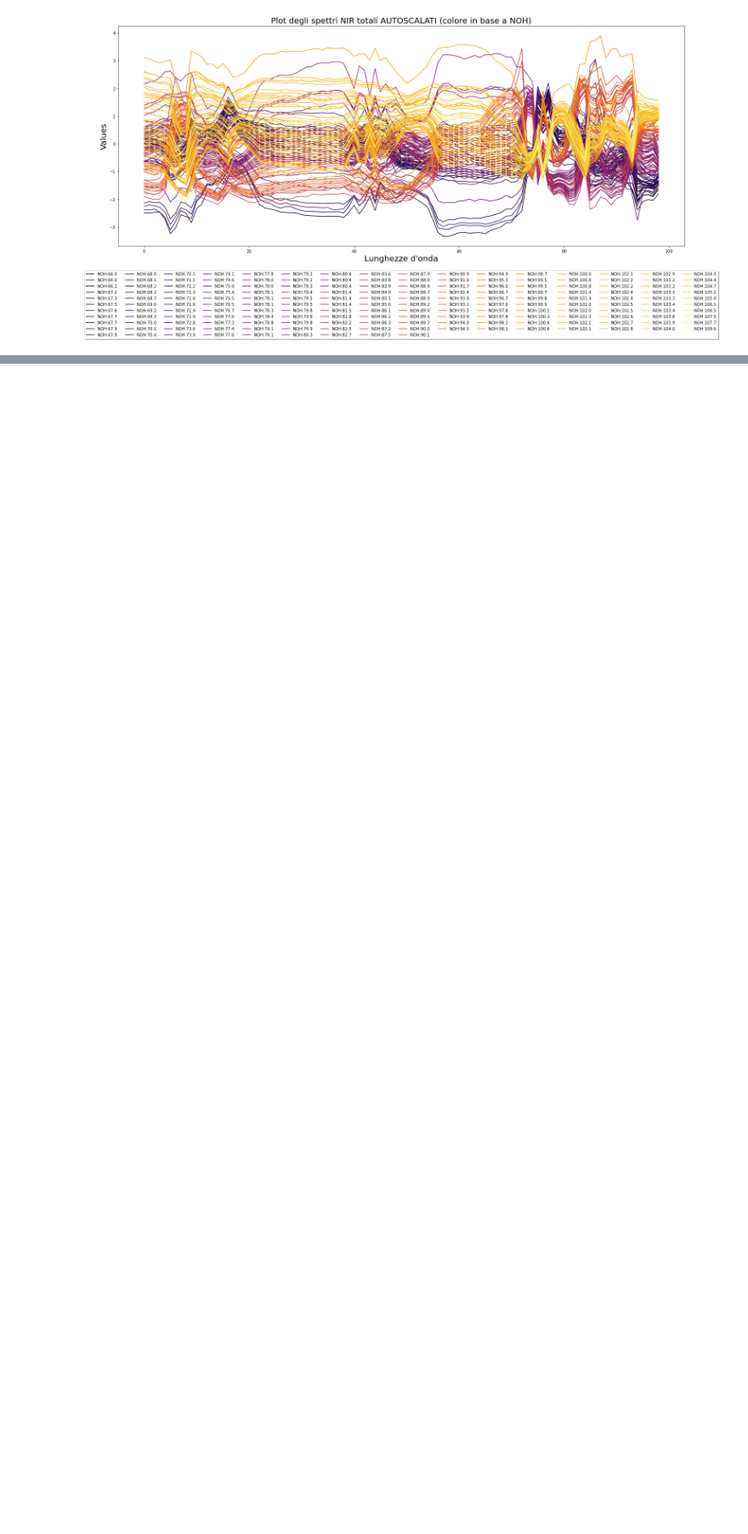
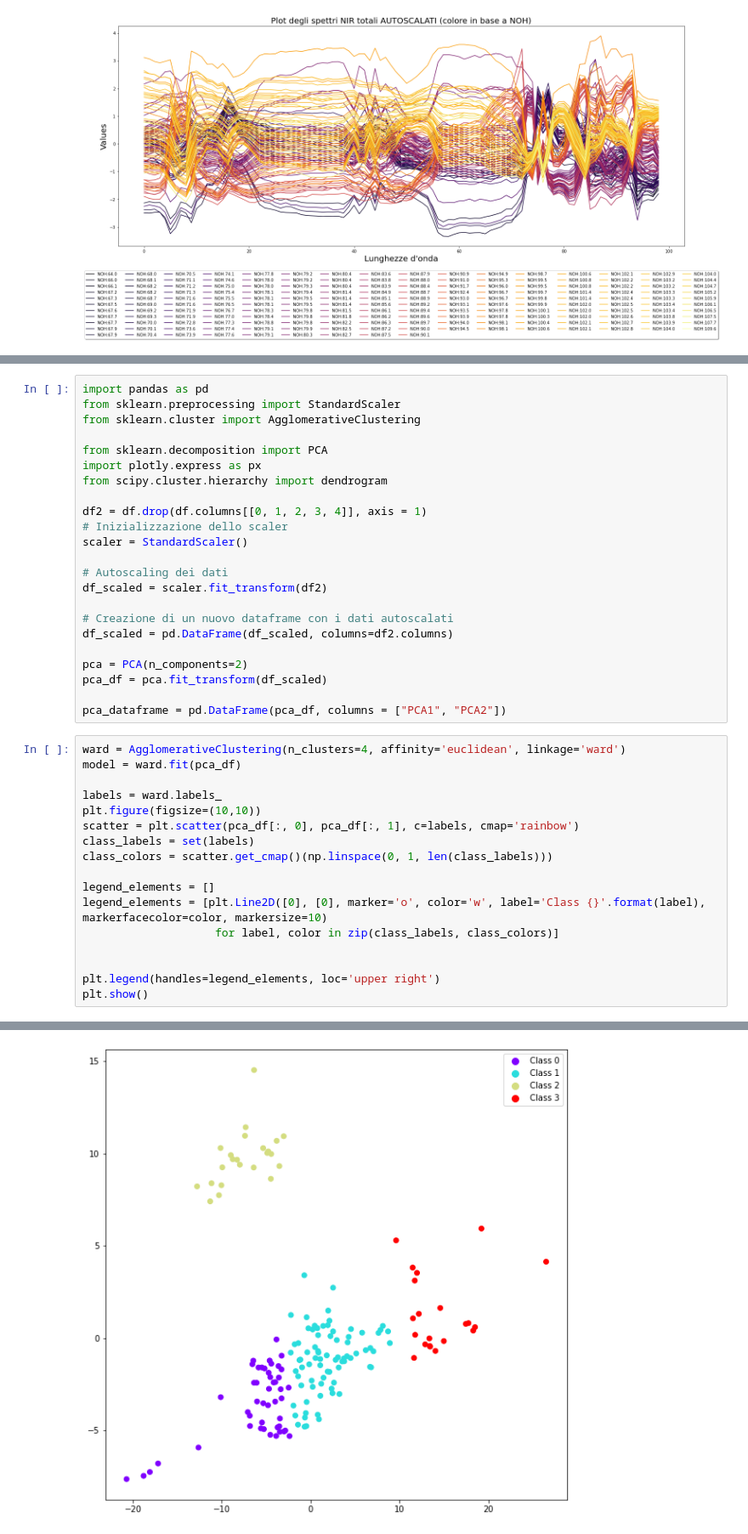
Before and after one commit to Rick8998/ProgettoEsamedataMining, a Jupyter notebook: analisiDS.ipynb, the cells around one changed output, grey strips where cells are left out. Shown at 85% size. Drawn from its saved outputs; the diff is of its cells as text; blank space fills up the shorter version.

```diff
--- a/analisiDS.ipynb
+++ b/analisiDS.ipynb
@@ -347,0 +400,41 @@ plt.show()
+# %%
+import pandas as pd
+from sklearn.preprocessing import StandardScaler
+from sklearn.cluster import AgglomerativeClustering
+
+from sklearn.decomposition import PCA
+import plotly.express as px
+from scipy.cluster.hierarchy import dendrogram
+
+df2 = df.drop(df.columns[[0, 1, 2, 3, 4]], axis = 1)
+# Inizializzazione dello scaler
+scaler = StandardScaler()
+
+# Autoscaling dei dati
+df_scaled = scaler.fit_transform(df2)
+
+# Creazione di un nuovo dataframe con i dati autoscalati
+df_scaled = pd.DataFrame(df_scaled, columns=df2.columns)
+
+pca = PCA(n_components=2)
+pca_df = pca.fit_transform(df_scaled)
+
+pca_dataframe = pd.DataFrame(pca_df, columns = ["PCA1", "PCA2"])
+# %%
+ward = AgglomerativeClustering(n_clusters=4, affinity='euclidean', linkage='ward')
+model = ward.fit(pca_df)
+
+labels = ward.labels_
+plt.figure(figsize=(10,10))
+scatter = plt.scatter(pca_df[:, 0], pca_df[:, 1], c=labels, cmap='rainbow')
+class_labels = set(labels)
+class_colors = scatter.get_cmap()(np.linspace(0, 1, len(class_labels)))
+
+legend_elements = []
+legend_elements = [plt.Line2D([0], [0], marker='o', color='w', label='Class {}'.format(label), markerfacecolor=color, markersize=10)
+                    for label, color in zip(class_labels, class_colors)]
+
+
+plt.legend(handles=legend_elements, loc='upper right')
+plt.show()
+# %% [output]
@@ -347,0 +442 @@ plt.show()
+[figure, added]
```
Also changed, not shown: parts of 7 cells of this notebook, 4 other files.
